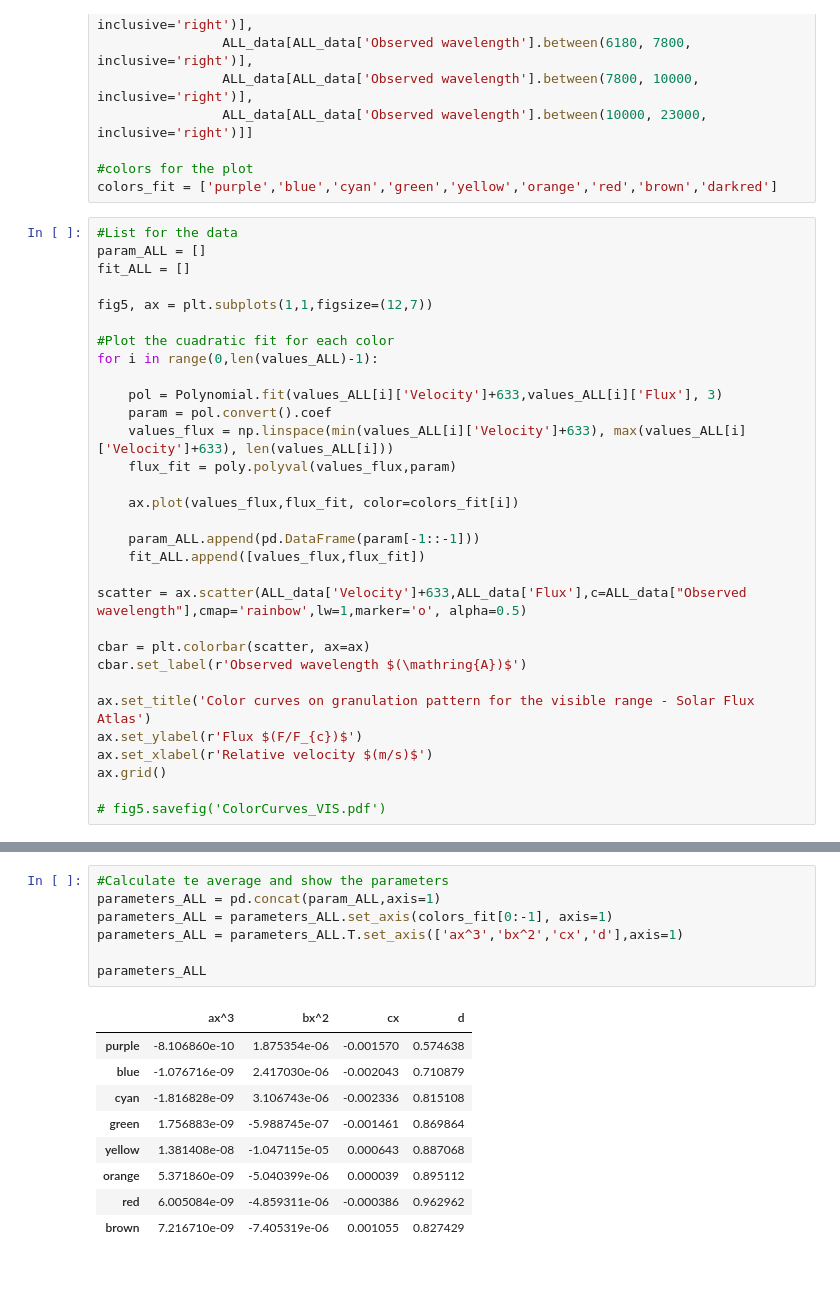
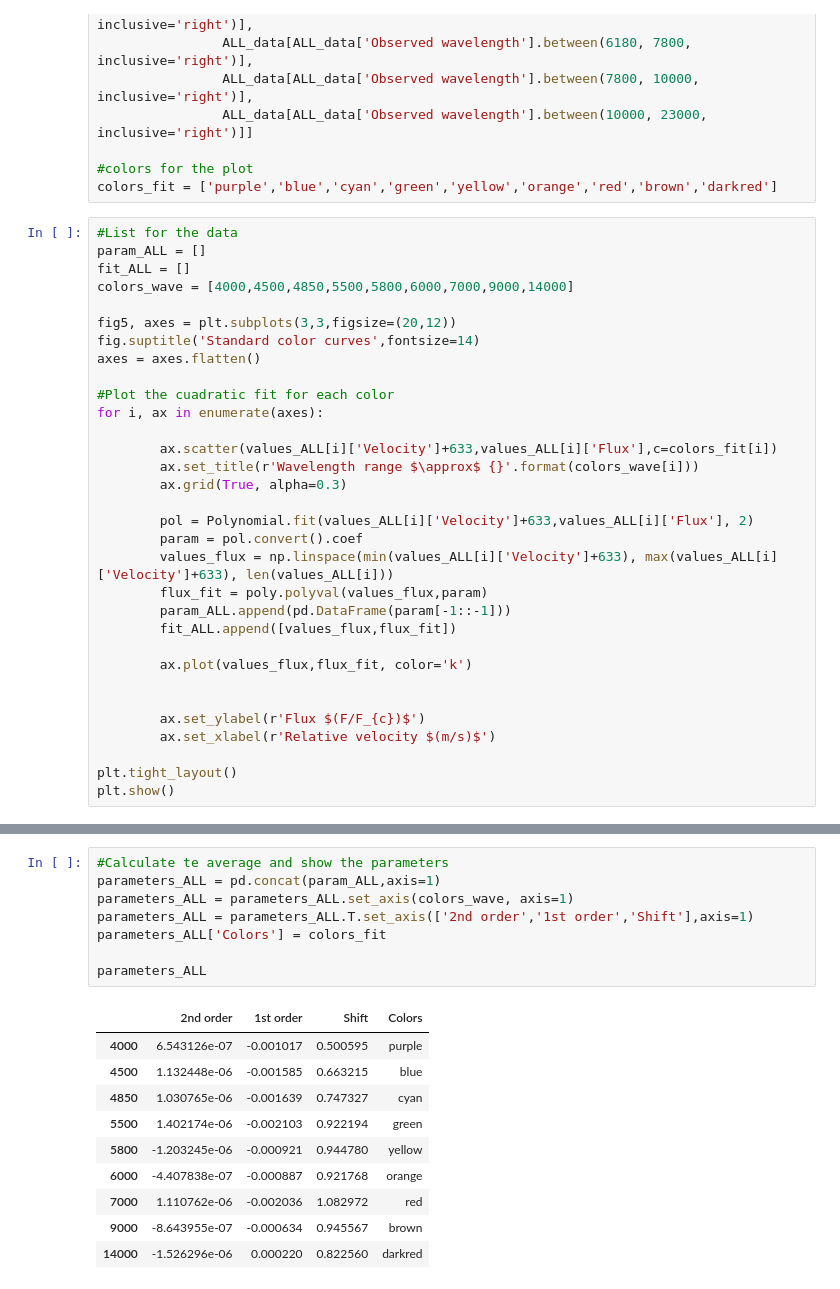
Before and after one commit to ccuellarn/Measurement-and-Characterization-of-Granulation-Patterns-in-the-IAG-Solar-Flux-Spectrum, a Jupyter notebook: Project/Characterization/Third signature/Standard_curves.ipynb, the cells around one changed output, grey strips where cells are left out. Saved outputs shown, nothing was run; the diff lists cells and outputs as text.

```diff
--- a/Project/Characterization/Third signature/Standard_curves.ipynb
+++ b/Project/Characterization/Third signature/Standard_curves.ipynb
@@ -191,31 +191,32 @@ colors_fit = ['purple','blue','cyan','green','yellow','orange','red','brown','da
 #List for the data
 param_ALL = []
 fit_ALL = []
+colors_wave = [4000,4500,4850,5500,5800,6000,7000,9000,14000]
 
-fig5, ax = plt.subplots(1,1,figsize=(12,7))
+fig5, axes = plt.subplots(3,3,figsize=(20,12))
+fig.suptitle('Standard color curves',fontsize=14)
+axes = axes.flatten()
 
 #Plot the cuadratic fit for each color
-for i in range(0,len(values_ALL)-1):
+for i, ax in enumerate(axes):
 
-    pol = Polynomial.fit(values_ALL[i]['Velocity']+633,values_ALL[i]['Flux'], 3)
-    param = pol.convert().coef
-    values_flux = np.linspace(min(values_ALL[i]['Velocity']+633), max(values_ALL[i]['Velocity']+633), len(values_ALL[i]))
-    flux_fit = poly.polyval(values_flux,param)
+        ax.scatter(values_ALL[i]['Velocity']+633,values_ALL[i]['Flux'],c=colors_fit[i])
+        ax.set_title(r'Wavelength range $\approx$ {}'.format(colors_wave[i]))
+        ax.grid(True, alpha=0.3)
 
-    ax.plot(values_flux,flux_fit, color=colors_fit[i])
+        pol = Polynomial.fit(values_ALL[i]['Velocity']+633,values_ALL[i]['Flux'], 2)
+        param = pol.convert().coef
+        values_flux = np.linspace(min(values_ALL[i]['Velocity']+633), max(values_ALL[i]['Velocity']+633), len(values_ALL[i]))
+        flux_fit = poly.polyval(values_flux,param)
+        param_ALL.append(pd.DataFrame(param[-1::-1]))
+        fit_ALL.append([values_flux,flux_fit])
 
-    param_ALL.append(pd.DataFrame(param[-1::-1]))
-    fit_ALL.append([values_flux,flux_fit])
+        ax.plot(values_flux,flux_fit, color='k')
 
-scatter = ax.scatter(ALL_data['Velocity']+633,ALL_data['Flux'],c=ALL_data["Observed wavelength"],cmap='rainbow',lw=1,marker='o', alpha=0.5)
 
-cbar = plt.colorbar(scatter, ax=ax)
-cbar.set_label(r'Observed wavelength $(\mathring{A})$')
+        ax.set_ylabel(r'Flux $(F/F_{c})$')
+        ax.set_xlabel(r'Relative velocity $(m/s)$')
 
-ax.set_title('Color curves on granulation pattern for the visible range - Solar Flux Atlas')
-ax.set_ylabel(r'Flux $(F/F_{c})$')
-ax.set_xlabel(r'Relative velocity $(m/s)$')
-ax.grid()
-
-# fig5.savefig('ColorCurves_VIS.pdf')
+plt.tight_layout()
+plt.show()
 # %% [output]
@@ -223,17 +224,19 @@ ax.grid()
 # %%
 #Calculate te average and show the parameters
 parameters_ALL = pd.concat(param_ALL,axis=1)
-parameters_ALL = parameters_ALL.set_axis(colors_fit[0:-1], axis=1)
-parameters_ALL = parameters_ALL.T.set_axis(['ax^3','bx^2','cx','d'],axis=1)
+parameters_ALL = parameters_ALL.set_axis(colors_wave, axis=1)
+parameters_ALL = parameters_ALL.T.set_axis(['2nd order','1st order','Shift'],axis=1)
+parameters_ALL['Colors'] = colors_fit
 
 parameters_ALL
 # %% [output]
-|  | ax^3 | bx^2 | cx | d |
-| purple | -8.106860e-10 | 1.875354e-06 | -0.001570 | 0.574638 |
-| blue | -1.076716e-09 | 2.417030e-06 | -0.002043 | 0.710879 |
-| cyan | -1.816828e-09 | 3.106743e-06 | -0.002336 | 0.815108 |
-| green | 1.756883e-09 | -5.988745e-07 | -0.001461 | 0.869864 |
-| yellow | 1.381408e-08 | -1.047115e-05 | 0.000643 | 0.887068 |
-| orange | 5.371860e-09 | -5.040399e-06 | 0.000039 | 0.895112 |
-| red | 6.005084e-09 | -4.859311e-06 | -0.000386 | 0.962962 |
-| brown | 7.216710e-09 | -7.405319e-06 | 0.001055 | 0.827429 |
+|  | 2nd order | 1st order | Shift | Colors |
+| 4000 | 6.543126e-07 | -0.001017 | 0.500595 | purple |
+| 4500 | 1.132448e-06 | -0.001585 | 0.663215 | blue |
+| 4850 | 1.030765e-06 | -0.001639 | 0.747327 | cyan |
+| 5500 | 1.402174e-06 | -0.002103 | 0.922194 | green |
+| 5800 | -1.203245e-06 | -0.000921 | 0.944780 | yellow |
+| 6000 | -4.407838e-07 | -0.000887 | 0.921768 | orange |
+| 7000 | 1.110762e-06 | -0.002036 | 1.082972 | red |
+| 9000 | -8.643955e-07 | -0.000634 | 0.945567 | brown |
+| 14000 | -1.526296e-06 | 0.000220 | 0.822560 | darkred |
```
Also changed, not shown: parts of 7 cells of this notebook, 19 other files.
